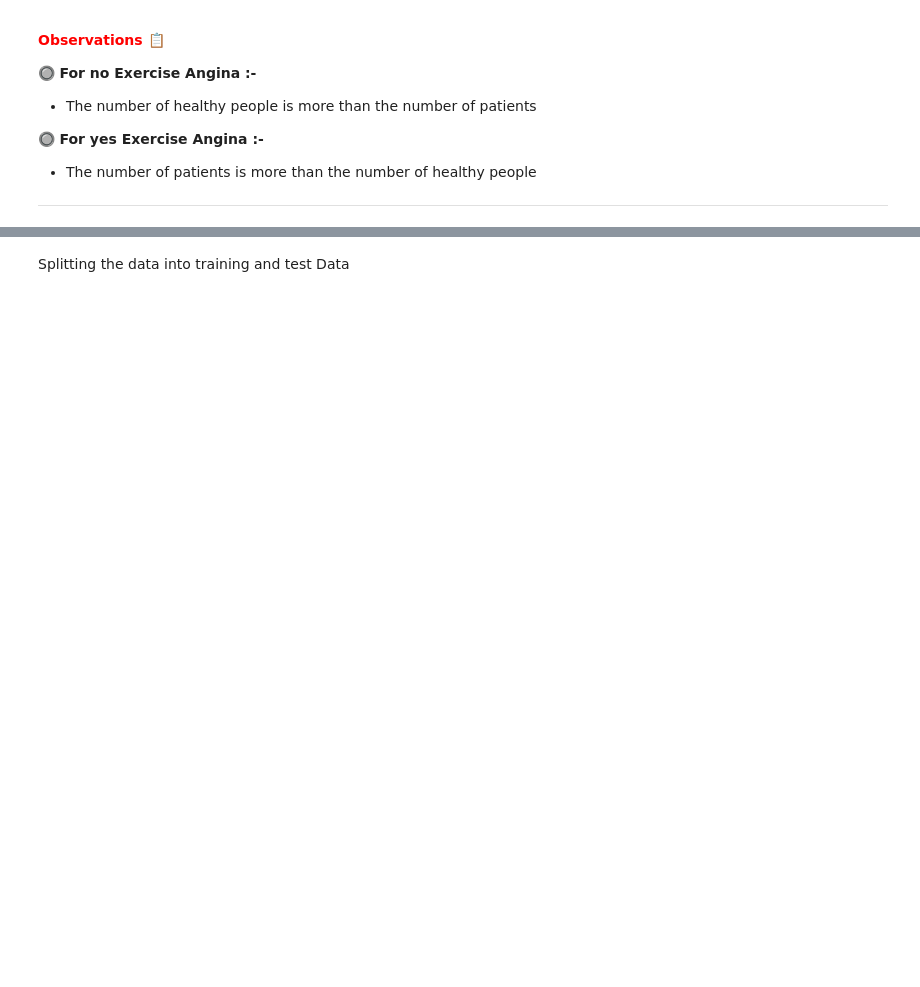
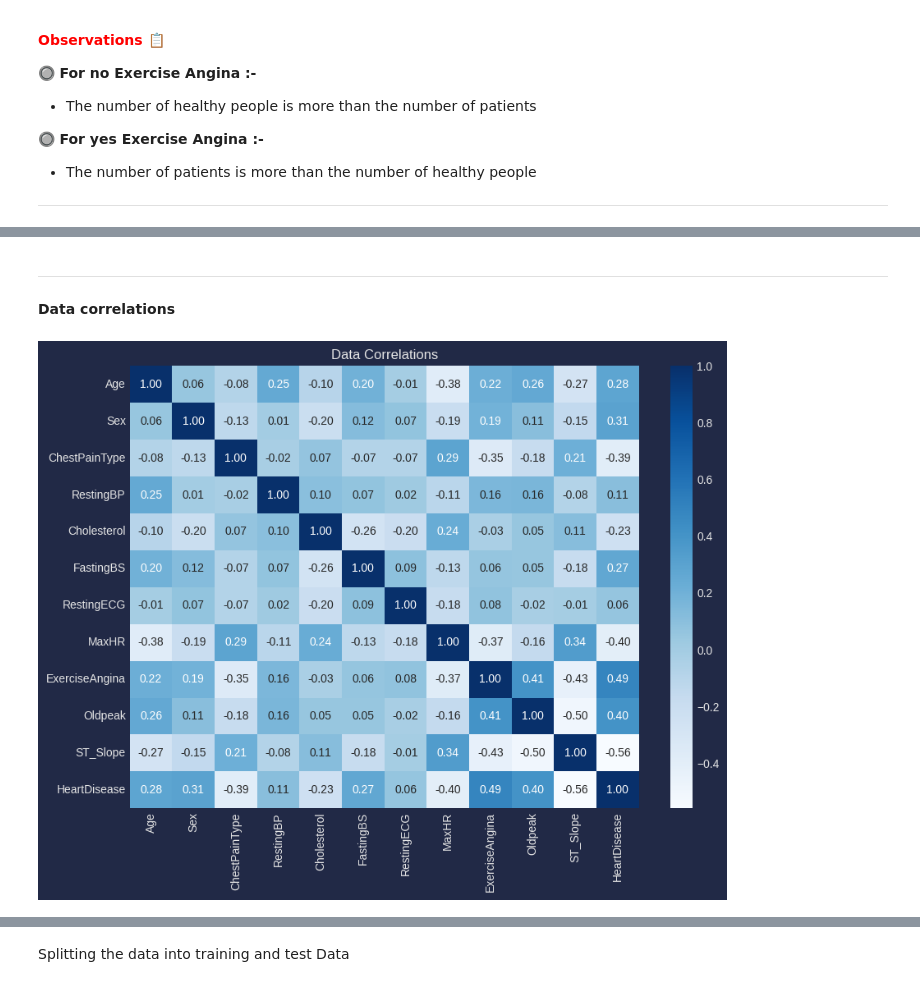
Before and after one commit to Zenith1618/Heart-Disease-Prediction, a Jupyter notebook: Heart_Disease_Prediction.ipynb, the cells around one changed output, grey strips where cells are left out. Saved outputs shown, nothing was run; the diff lists cells and outputs as text; code cells hidden in the pictures; blank space fills up the shorter version.

```diff
--- a/Heart_Disease_Prediction.ipynb
+++ b/Heart_Disease_Prediction.ipynb
@@ -288,0 +411,2 @@ px.histogram(heart_data, x='ExerciseAngina', color='HeartDisease', template='plo
+# %%
+heart_data.drop_duplicates(inplace=True)
@@ -288,0 +467,7 @@ px.histogram(heart_data, x='ExerciseAngina', color='HeartDisease', template='plo
+# %%
+from sklearn.preprocessing import LabelEncoder
+feature_col = ['Sex','ChestPainType', 'RestingECG', 'ExerciseAngina', 'ST_Slope']
+
+le = LabelEncoder()
+for col in feature_col:
+    heart_data[col] = le.fit_transform(heart_data[col])
@@ -288,0 +483,12 @@ px.histogram(heart_data, x='ExerciseAngina', color='HeartDisease', template='plo
+# %% [markdown]
+------------------------------
+# %% [markdown]
+**Data correlations**
+# %%
+correlation=heart_data.corr()
+plt.figure(figsize=(10,7))
+sns.heatmap(correlation, annot=True, fmt='.2f', annot_kws={'size': 10}, cmap='Blues')
+plt.title("Data Correlations")
+plt.show(block=False)
+# %% [output]
+[figure, added]
```
Also changed, not shown: parts of 86 cells of this notebook.
